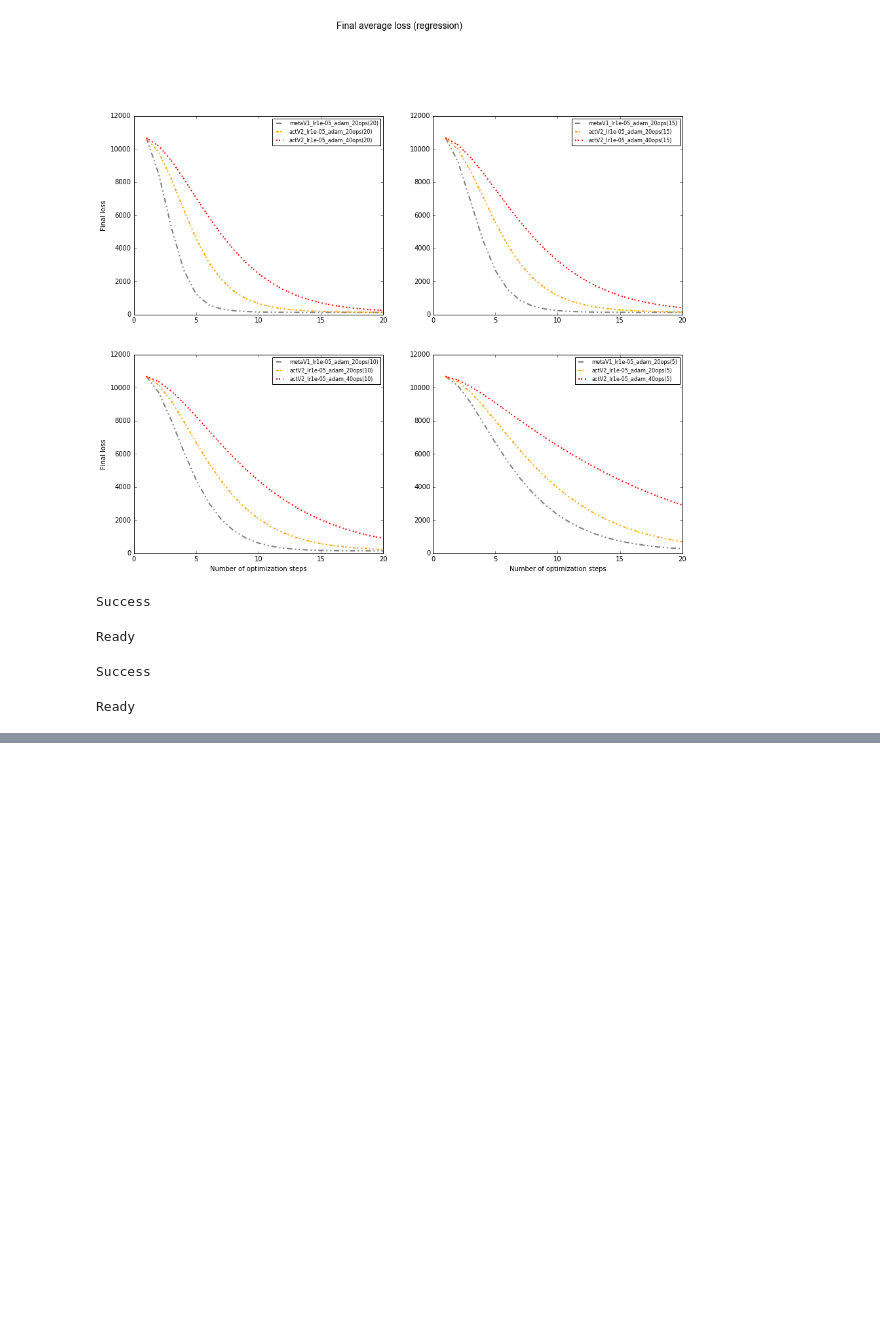
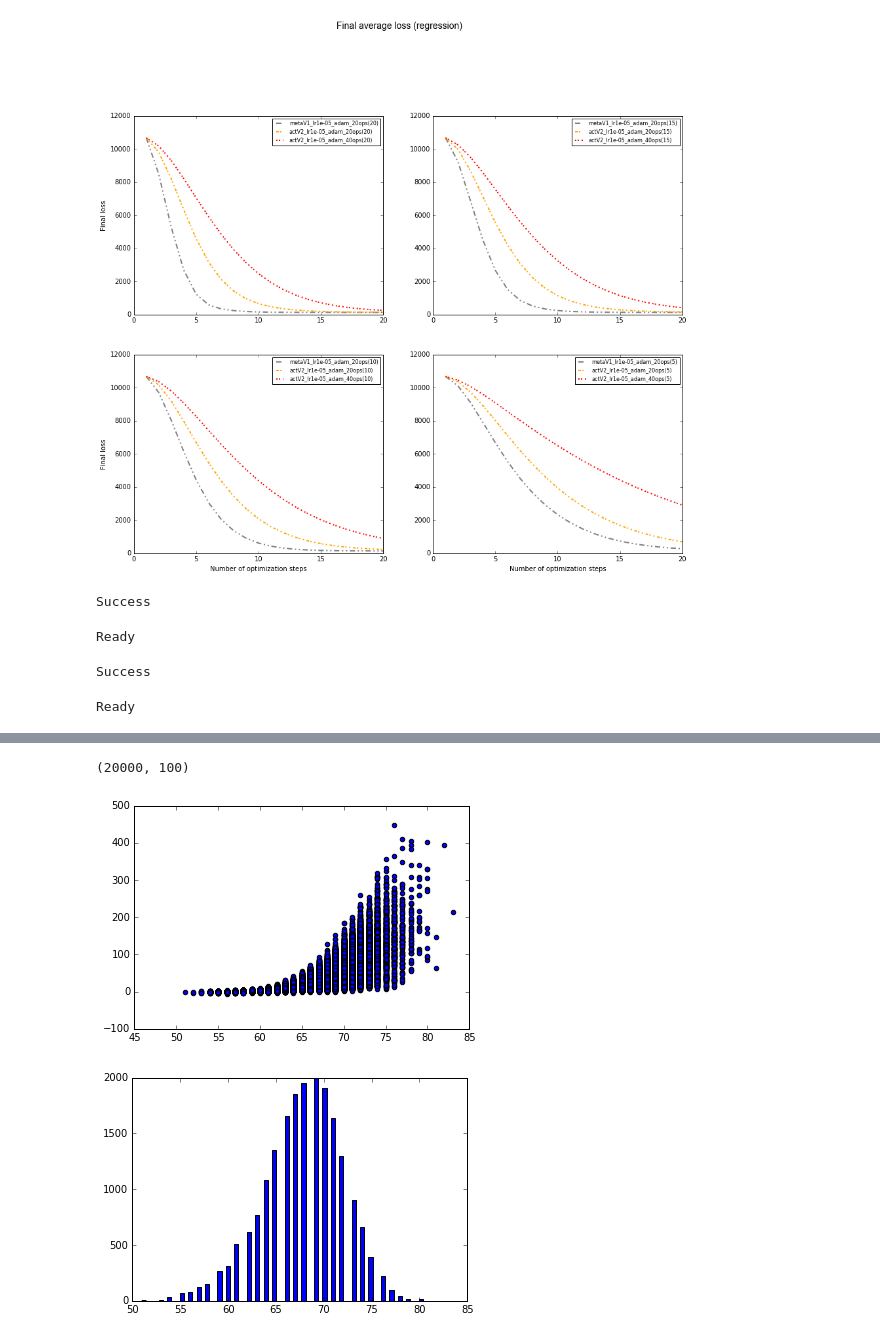
Before and after one commit to toologicbv/meta_learner, a Jupyter notebook: 10d_reg_results_20170623.ipynb, the cells around one changed output, grey strips where cells are left out. Cells and saved outputs as stored; diff of their text form; code cells hidden in the pictures; blank space fills up the shorter version.

```diff
--- a/10d_reg_results_20170623.ipynb
+++ b/10d_reg_results_20170623.ipynb
@@ -164,7 +187,7 @@ print("Success")
 Success
 # %%
 val_funcs = RegressionFunction(n_funcs=20000, n_samples=10, stddev=1.,
-                             x_dim=10, use_cuda=True)
+                             x_dim=10, use_cuda=True, calc_true_params=False)
 print("Ready")
 # %% [output]
 Ready
@@ -314,0 +268,50 @@ min/max 28/99 - Mean step 37.6 / stddev 5.7 / median 36.0
+# %%
+def compute_yt(W, x):
+    return torch.transpose(torch.mm(W ,x.unsqueeze(1)), 1,0)
+
+def compute_params(W, y, cuda=False):
+
+    A_plus = np.linalg.pinv(W.data.cpu().numpy())
+    y = y.data.cpu().numpy()
+    params = np.squeeze(np.dot(A_plus, y))
+    params = Variable(torch.from_numpy(params).float().unsqueeze(0))
+    if cuda:
+        params = params.cuda()
+    return params
+
+exp_idx = 1
+threshold = 0.85
+
+nll_init = neg_log_likelihood_loss(val_funcs.y, val_funcs.y_t(val_funcs.initial_params),
+                              val_funcs.stddev, N=val_funcs.n_samples,
+                              sum_batch=False,
+                              size_average=False)
+nll_min = neg_log_likelihood_loss(val_funcs.y, val_funcs.y_t(val_funcs.true_params),
+                              val_funcs.stddev, N=val_funcs.n_samples,
+                              sum_batch=False,
+                              size_average=False)
+
+nll_distance = (nll_init - nll_min).data.cpu().squeeze().numpy()
+qt_probs = new_experiments[exp_idx].val_stats["qt_funcs"][100]
+max_idx_probs = np.argmax(qt_probs, 1) + 1
+qt_cdf = np.cumsum(qt_probs, 1)
+print(qt_cdf.shape)
+
+# stops = np.searchsorted(qt_cdf[2, :], threshold)
+stops_steps = np.apply_along_axis(lambda a: a.searchsorted(threshold) + 1, axis = 1, arr = qt_cdf)
+
+# _ = plt.scatter(max_idx_probs, nll_distance)
+# plt.show()
+# plt.close()
+
+_ = plt.scatter(stops_steps, nll_distance)
+plt.show()
+plt.close()
+
+_ = plt.hist(stops_steps, bins="auto")
+plt.show()
+plt.close()
+# %% [output]
+(20000, 100)
+[figure, added]
+[figure, added]
```
Also changed, not shown: parts of 16 cells of this notebook, 6 other files.
